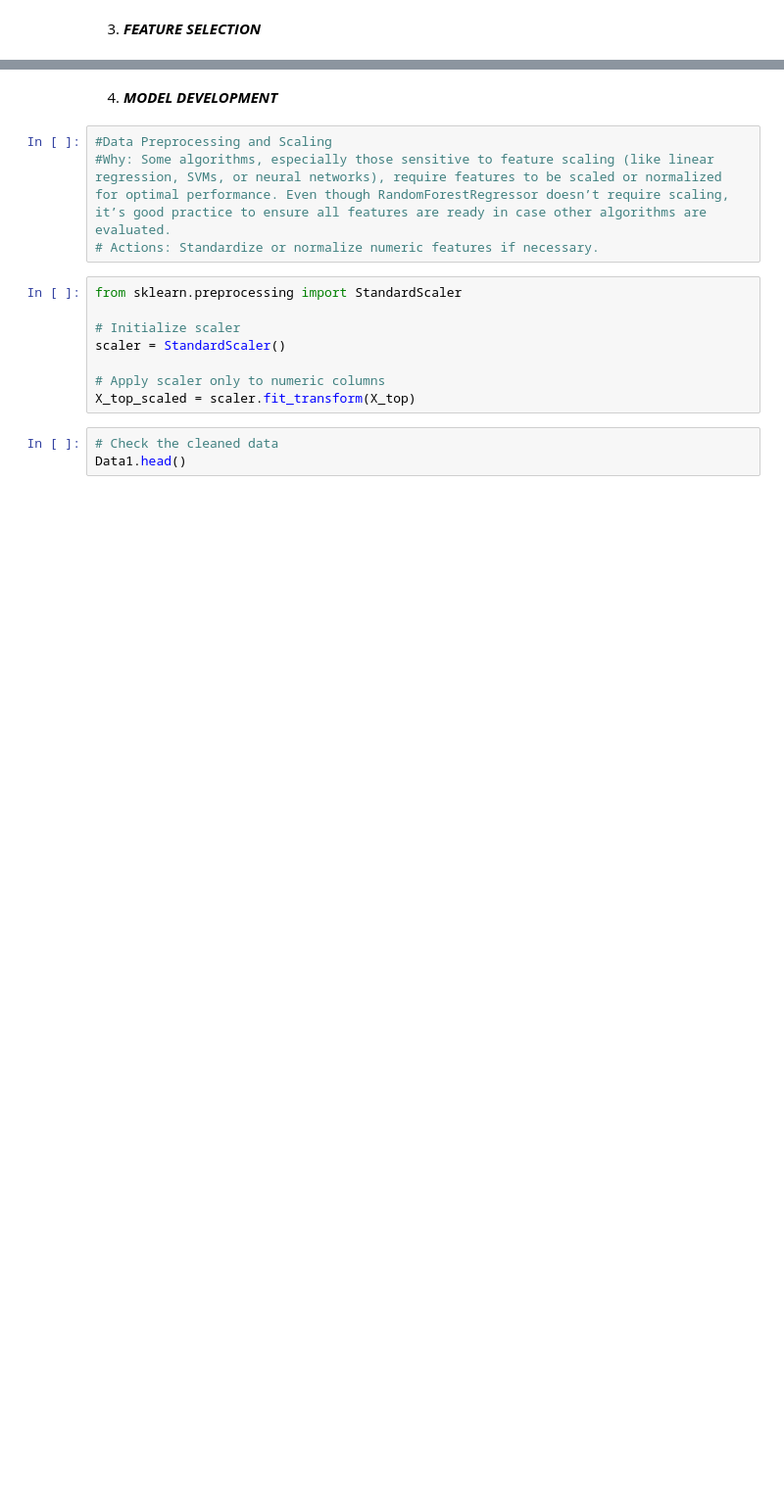
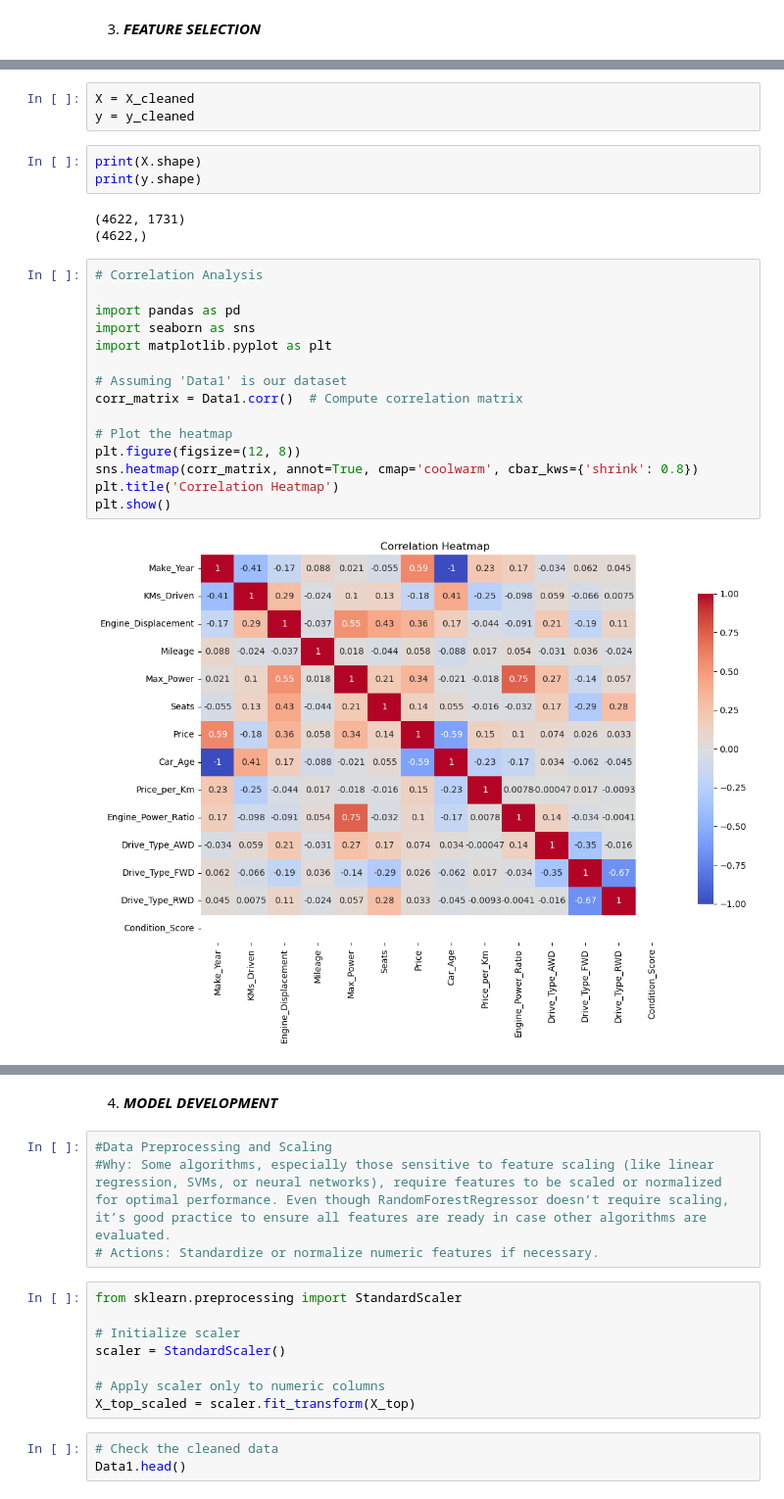
Before and after one commit to FaithMUTIS/Group-2-phase-5-project, a Jupyter notebook: Pamela.ipynb, the cells around one changed output, grey strips where cells are left out. Shown at 98% size. Saved outputs shown, nothing was run; the diff lists cells and outputs as text; blank space fills up the shorter version.

```diff
--- a/Pamela.ipynb
+++ b/Pamela.ipynb
@@ -885,0 +829,26 @@ R-squared: 0.8745294771064622
+# %%
+X = X_cleaned
+y = y_cleaned
+# %%
+print(X.shape)
+print(y.shape)
+# %% [output]
+(4622, 1731)
+(4622,)
+# %%
+# Correlation Analysis
+
+import pandas as pd
+import seaborn as sns
+import matplotlib.pyplot as plt
+
+# Assuming 'Data1' is our dataset
+corr_matrix = Data1.corr()  # Compute correlation matrix
+
+# Plot the heatmap
+plt.figure(figsize=(12, 8))
+sns.heatmap(corr_matrix, annot=True, cmap='coolwarm', cbar_kws={'shrink': 0.8})
+plt.title('Correlation Heatmap')
+plt.show()
+# %% [output]
+[figure, added]
```
Also changed, not shown: parts of 43 cells of this notebook.
